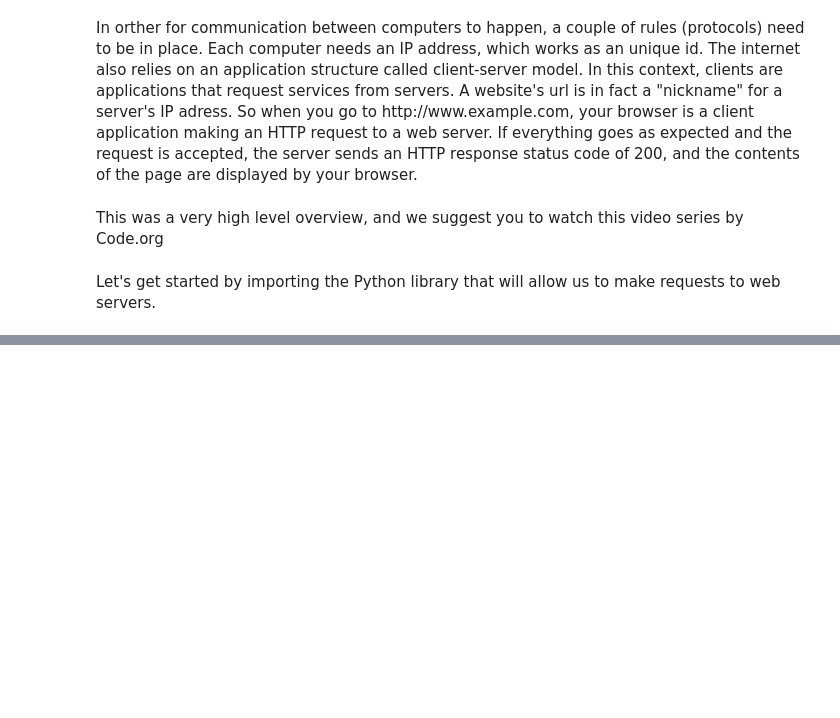
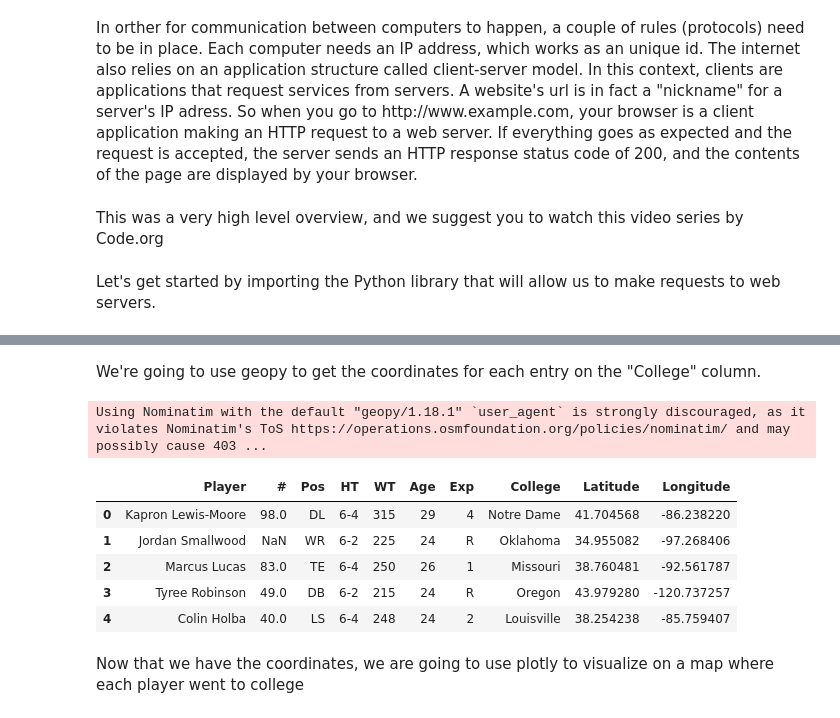
Before and after one commit to cstpk/49ers-HackHighSchool-Camp, a Jupyter notebook: datacamp_49ers.ipynb, the cells around one changed output, grey strips where cells are left out. Drawn from its saved outputs; the diff is of its cells as text; code cells hidden in the pictures; blank space fills up the shorter version.

```diff
--- a/datacamp_49ers.ipynb
+++ b/datacamp_49ers.ipynb
@@ -134,0 +19,3 @@ py.plot(fig, validate=False, filename='player_file.csv')
+# %%
+website_data = requests.get('https://www.49ers.com/team/players-roster/')
+website_data.text
@@ -134,0 +36,8 @@ py.plot(fig, validate=False, filename='player_file.csv')
+# %%
+soup = BeautifulSoup(website_data.text, 'lxml')
+table = soup.find_all("table")[0]
+
+#pd.read_html retuns a list with one element, a pandas dataframe.
+#So we use index [0] to store the dataframe to players_df
+players_df = pd.read_html(str(table))[0]
+players_df.head(5)
@@ -134,0 +65,27 @@ py.plot(fig, validate=False, filename='player_file.csv')
+# %% [markdown]
+<p style="font-family: 'Courier', Courier New, monospace; font-size: 15px">We're going to use geopy to get the coordinates for each entry on the "College" column.</p>
+# %%
+def get_latitude(x):
+  return x.latitude
+
+def get_longitude(x):
+  return x.longitude
+
+geolocator = Nominatim()
+
+geolocate_column = players_df['College'].apply(geolocator.geocode)
+players_df['Latitude'] = geolocate_column.apply(get_latitude)
+players_df['Longitude'] = geolocate_column.apply(get_longitude)
+# %% [output]
+Using Nominatim with the default "geopy/1.18.1" `user_agent` is strongly discouraged, as it violates Nominatim's ToS https://operations.osmfoundation.org/policies/nominatim/ and may possibly cause 403 ...
+# %%
+players_df.head(5)
+# %% [output]
+|  | Player | # | Pos | HT | WT | Age | Exp | College | Latitude | Longitude |
+| 0 | Kapron Lewis-Moore | 98.0 | DL | 6-4 | 315 | 29 | 4 | Notre Dame | 41.704568 | -86.238220 |
+| 1 | Jordan Smallwood | NaN | WR | 6-2 | 225 | 24 | R | Oklahoma | 34.955082 | -97.268406 |
+| 2 | Marcus Lucas | 83.0 | TE | 6-4 | 250 | 26 | 1 | Missouri | 38.760481 | -92.561787 |
+| 3 | Tyree Robinson | 49.0 | DB | 6-2 | 215 | 24 | R | Oregon | 43.979280 | -120.737257 |
+| 4 | Colin Holba | 40.0 | LS | 6-4 | 248 | 24 | 2 | Louisville | 38.254238 | -85.759407 |
+# %% [markdown]
+<p style="font-family: 'Courier', Courier New, monospace; font-size: 15px">Now that we have the coordinates, we are going to use plotly to visualize on a map where each player went to college</p>
```
Also changed, not shown: parts of 24 cells of this notebook, 3 other files.
